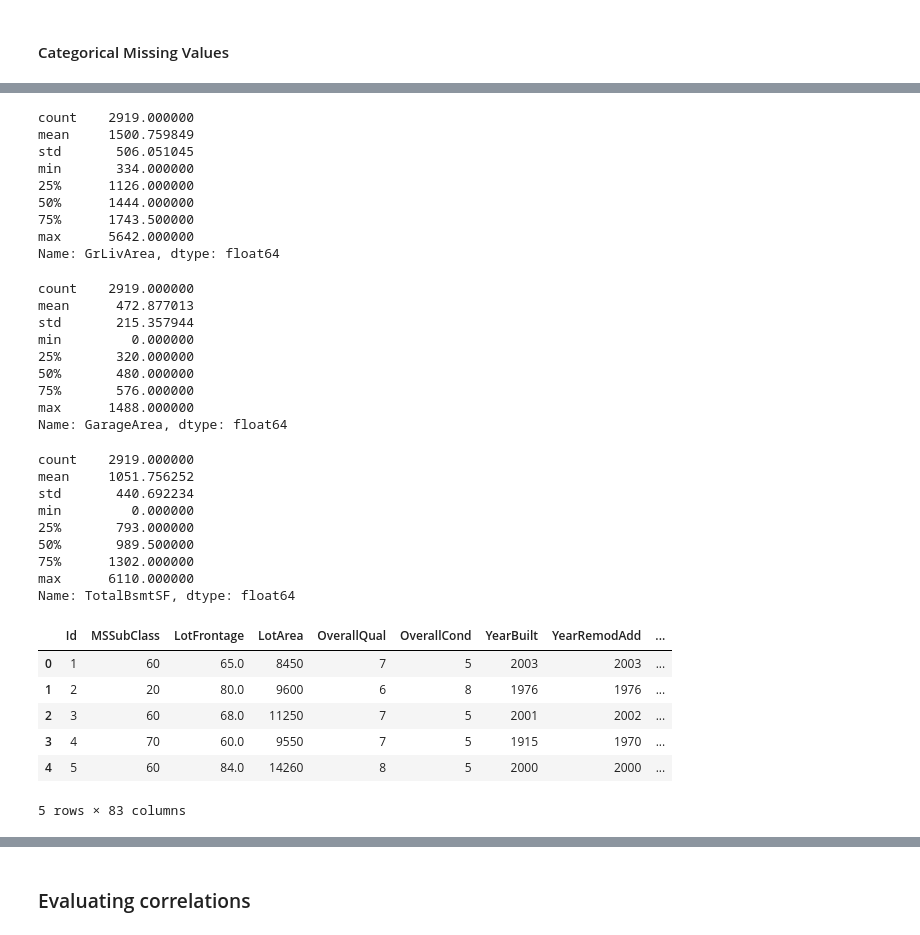
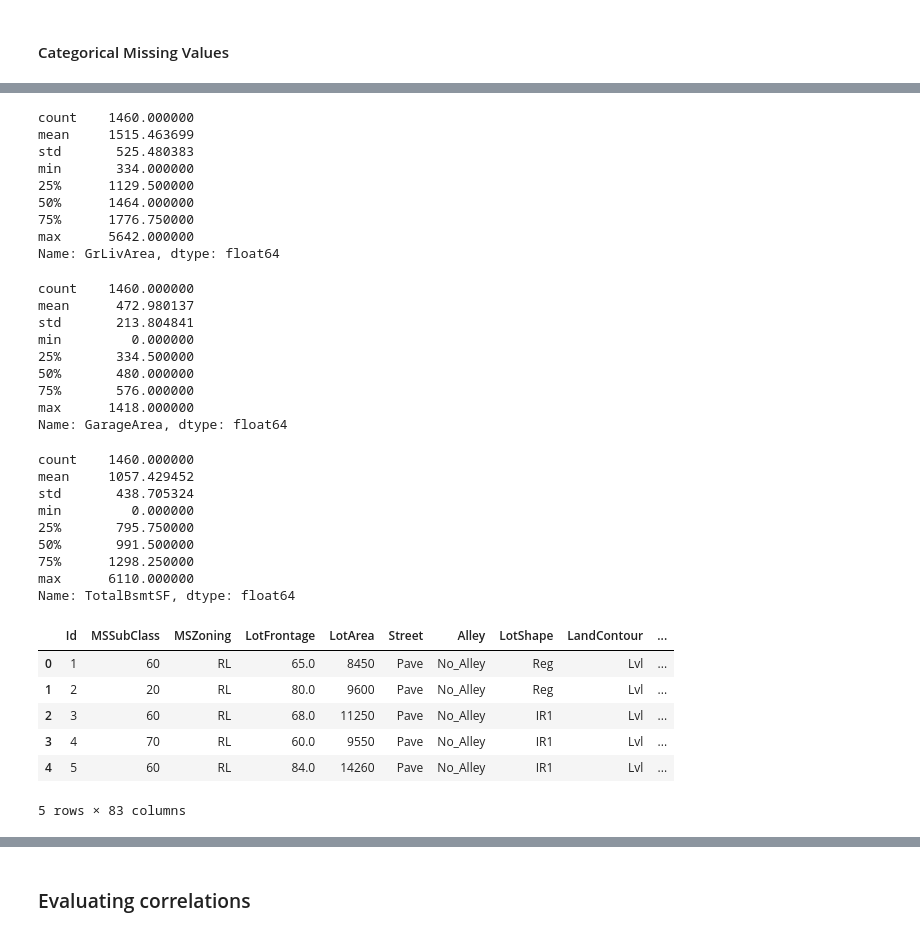
Before and after one commit to oimartin/Predicting_House_Prices, a Jupyter notebook: predicting_home_prices.ipynb, the cells around one changed output, grey strips where cells are left out. Drawn from its saved outputs; the diff is of its cells as text; code cells hidden in the pictures.

```diff
--- a/predicting_home_prices.ipynb
+++ b/predicting_home_prices.ipynb
@@ -216,5 +226,6 @@ data[categorical_missing].head()
 # %%
-# Observe degree of missing data from categorical columns
-data[categorical_missing].info()
+# Observe degree of missing data from categorical columns from train dataset
+train_cat_miss = cat_missing(train_missing, train_num_miss)
+train[train_cat_miss].info()
 # %% [output]
 <class 'pandas.core.frame.DataFrame'>
@@ -324,0 +269,6 @@ memory usage: 547.3+ KB
+# %%
+# apply fill_cat_na to train dataset
+df = fill_cat_na(train,train_cat_miss)
+
+train[train_cat_miss] = df[train_cat_miss]
+train[train_cat_miss].info()
@@ -331,8 +427,8 @@ memory usage: 547.3+ KB
 # Summer: 6, 7, 8 = 3
 # Fall: 9, 10, 11 = 4
 
-data['Season'] = data['MoSold'].replace({12: 1, 1: 1, 2: 1, 3: 2,
+train['Season'] = train['MoSold'].replace({12: 1, 1: 1, 2: 1, 3: 2,
                                                4: 2, 5: 2, 6: 3, 7: 3,
                                                8: 3, 9: 4, 10: 4, 11: 4})
-data.head()
+train.head()
 # %% [output]
@@ -359,6 +455,6 @@ Name: YearBuilt, dtype: float64
 # Create 30 year time periods feature
 bins = [1870, 1900, 1930, 1960, 1990, 2010]
 group_names = [0, 1, 2, 3, 4]
-data['YearBuilt_bin'] = pd.cut(data['YearBuilt'], bins, labels=group_names).astype('float')
-data.head()
+train['YearBuilt_bin'] = pd.cut(train['YearBuilt'], bins, labels=group_names).astype('float')
+train.head()
 # %% [output]
@@ -371,45 +467,45 @@ data.head()
 5 rows × 82 columns
 # %%
-display(data.GrLivArea.describe())
-display(data.GarageArea.describe())
-display(data.TotalBsmtSF.describe())
+display(train.GrLivArea.describe())
+display(train.GarageArea.describe())
+display(train.TotalBsmtSF.describe())
 # %% [output]
-count    2919.000000
-mean     1500.759849
-std       506.051045
+count    1460.000000
+mean     1515.463699
+std       525.480383
 min       334.000000
-25%      1126.000000
-50%      1444.000000
-75%      1743.500000
+25%      1129.500000
+50%      1464.000000
+75%      1776.750000
 max      5642.000000
 Name: GrLivArea, dtype: float64
-count    2919.000000
-mean      472.877013
-std       215.357944
+count    1460.000000
+mean      472.980137
+std       213.804841
 min         0.000000
-25%       320.000000
+25%       334.500000
 50%       480.000000
 75%       576.000000
-max      1488.000000
+max      1418.000000
 Name: GarageArea, dtype: float64
-count    2919.000000
-mean     1051.756252
-std       440.692234
+count    1460.000000
+mean     1057.429452
+std       438.705324
 min         0.000000
-25%       793.000000
-50%       989.500000
-75%      1302.000000
+25%       795.750000
+50%       991.500000
+75%      1298.250000
 max      6110.000000
 Name: TotalBsmtSF, dtype: float64
 # %%
 # Create feature combining structure area of AboveGround Living Area, Garage Area, and Bsmt Area
-data['TotalStructureArea'] = data['GrLivArea'] + data['GarageArea'] + data['TotalBsmtSF']
-data.head()
+train['TotalStructureArea'] = train['GrLivArea'] + train['GarageArea'] + train['TotalBsmtSF']
+train.head()
 # %% [output]
-|  | Id | MSSubClass | LotFrontage | LotArea | OverallQual | OverallCond | YearBuilt | YearRemodAdd | ... |
-| 0 | 1 | 60 | 65.0 | 8450 | 7 | 5 | 2003 | 2003 | ... |
-| 1 | 2 | 20 | 80.0 | 9600 | 6 | 8 | 1976 | 1976 | ... |
-| 2 | 3 | 60 | 68.0 | 11250 | 7 | 5 | 2001 | 2002 | ... |
-| 3 | 4 | 70 | 60.0 | 9550 | 7 | 5 | 1915 | 1970 | ... |
-| 4 | 5 | 60 | 84.0 | 14260 | 8 | 5 | 2000 | 2000 | ... |
+|  | Id | MSSubClass | MSZoning | LotFrontage | LotArea | Street | Alley | LotShape | LandContour | ... |
+| 0 | 1 | 60 | RL | 65.0 | 8450 | Pave | No_Alley | Reg | Lvl | ... |
+| 1 | 2 | 20 | RL | 80.0 | 9600 | Pave | No_Alley | Reg | Lvl | ... |
+| 2 | 3 | 60 | RL | 68.0 | 11250 | Pave | No_Alley | IR1 | Lvl | ... |
+| 3 | 4 | 70 | RL | 60.0 | 9550 | Pave | No_Alley | IR1 | Lvl | ... |
+| 4 | 5 | 60 | RL | 84.0 | 14260 | Pave | No_Alley | IR1 | Lvl | ... |
 5 rows × 83 columns
```
Also changed, not shown: parts of 52 cells of this notebook.
